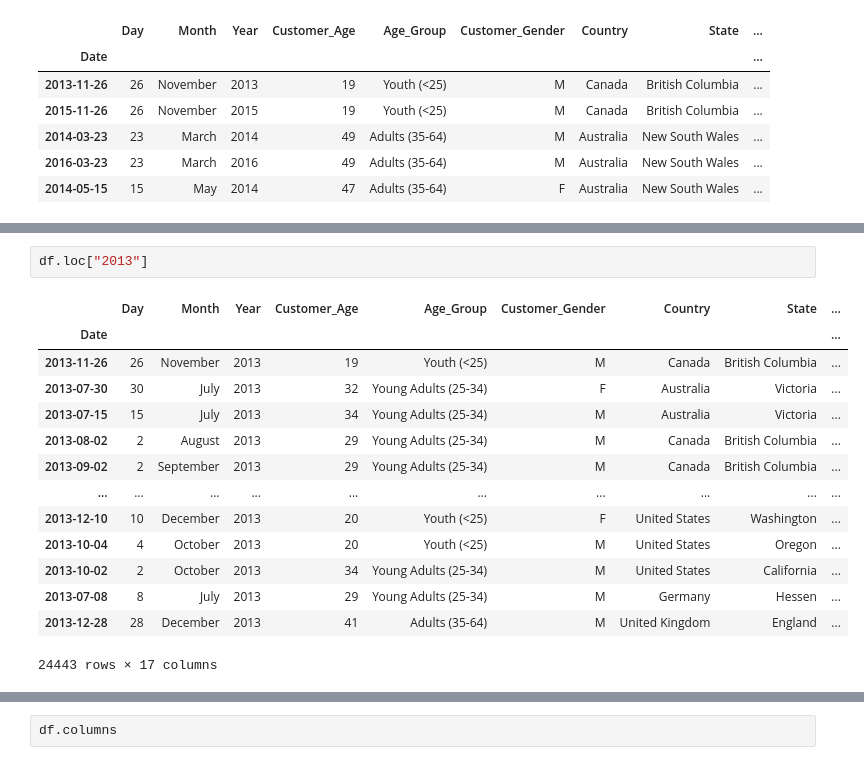
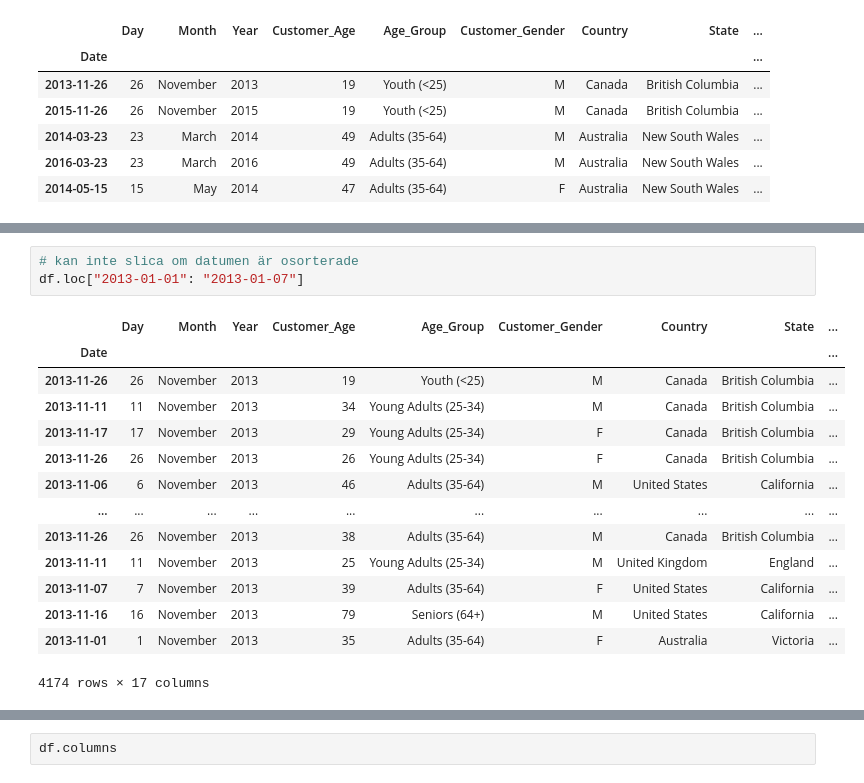
Before and after one commit to ponagr/ai_engineering_pontus_agren_grundstrom, a Jupyter notebook: code-alongs/a1_repetition/bike_sales_eda.ipynb, the cells around one changed output, grey strips where cells are left out. Drawn from its saved outputs; the diff is of its cells as text.

```diff
--- a/code-alongs/a1_repetition/bike_sales_eda.ipynb
+++ b/code-alongs/a1_repetition/bike_sales_eda.ipynb
@@ -16,17 +19,18 @@ df.head()
 # %%
-df.loc["2013"]
+# kan inte slica om datumen är osorterade
+df.loc["2013-01-01": "2013-01-07"]
 # %% [output]
 |  | Day | Month | Year | Customer_Age | Age_Group | Customer_Gender | Country | State | ... |
 | Date |  |  |  |  |  |  |  |  | ... |
 | 2013-11-26 | 26 | November | 2013 | 19 | Youth (<25) | M | Canada | British Columbia | ... |
-| 2013-07-30 | 30 | July | 2013 | 32 | Young Adults (25-34) | F | Australia | Victoria | ... |
-| 2013-07-15 | 15 | July | 2013 | 34 | Young Adults (25-34) | M | Australia | Victoria | ... |
-| 2013-08-02 | 2 | August | 2013 | 29 | Young Adults (25-34) | M | Canada | British Columbia | ... |
-| 2013-09-02 | 2 | September | 2013 | 29 | Young Adults (25-34) | M | Canada | British Columbia | ... |
+| 2013-11-11 | 11 | November | 2013 | 34 | Young Adults (25-34) | M | Canada | British Columbia | ... |
+| 2013-11-17 | 17 | November | 2013 | 29 | Young Adults (25-34) | F | Canada | British Columbia | ... |
+| 2013-11-26 | 26 | November | 2013 | 26 | Young Adults (25-34) | F | Canada | British Columbia | ... |
+| 2013-11-06 | 6 | November | 2013 | 46 | Adults (35-64) | M | United States | California | ... |
 | ... | ... | ... | ... | ... | ... | ... | ... | ... | ... |
-| 2013-12-10 | 10 | December | 2013 | 20 | Youth (<25) | F | United States | Washington | ... |
-| 2013-10-04 | 4 | October | 2013 | 20 | Youth (<25) | M | United States | Oregon | ... |
-| 2013-10-02 | 2 | October | 2013 | 34 | Young Adults (25-34) | M | United States | California | ... |
-| 2013-07-08 | 8 | July | 2013 | 29 | Young Adults (25-34) | M | Germany | Hessen | ... |
-| 2013-12-28 | 28 | December | 2013 | 41 | Adults (35-64) | M | United Kingdom | England | ... |
+| 2013-11-26 | 26 | November | 2013 | 38 | Adults (35-64) | M | Canada | British Columbia | ... |
+| 2013-11-11 | 11 | November | 2013 | 25 | Young Adults (25-34) | M | United Kingdom | England | ... |
+| 2013-11-07 | 7 | November | 2013 | 39 | Adults (35-64) | F | United States | California | ... |
+| 2013-11-16 | 16 | November | 2013 | 79 | Seniors (64+) | M | United States | California | ... |
+| 2013-11-01 | 1 | November | 2013 | 35 | Adults (35-64) | F | Australia | Victoria | ... |
-24443 rows × 17 columns
+4174 rows × 17 columns
```
Also changed, not shown: parts of 5 cells of this notebook.
